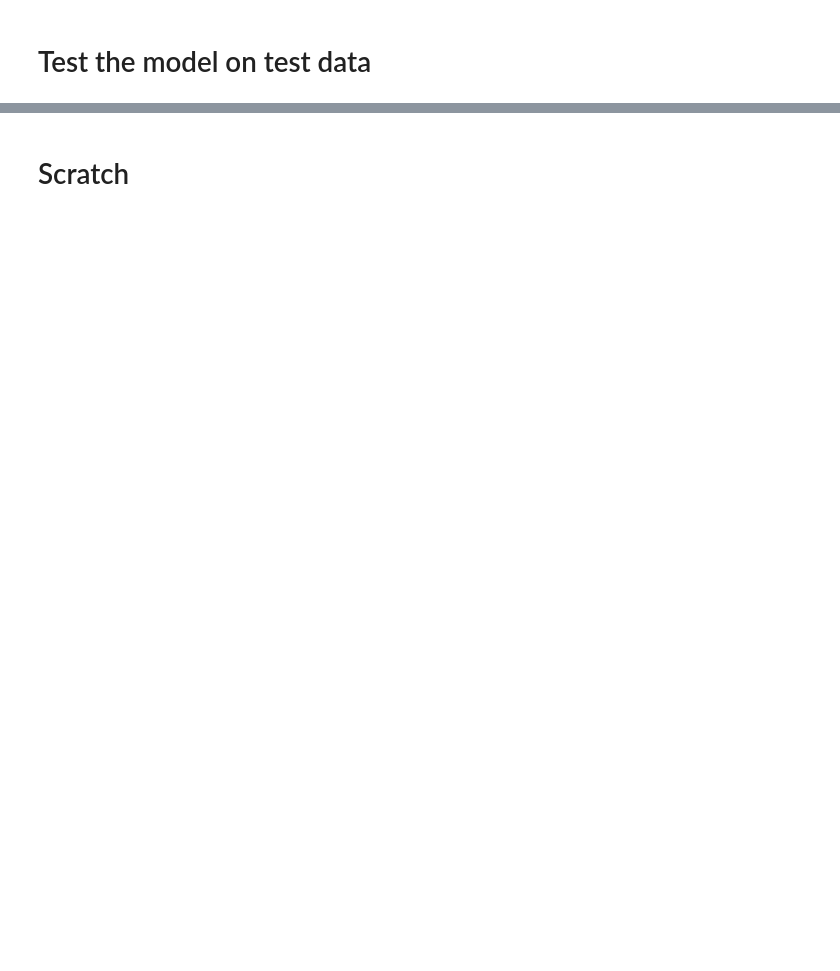
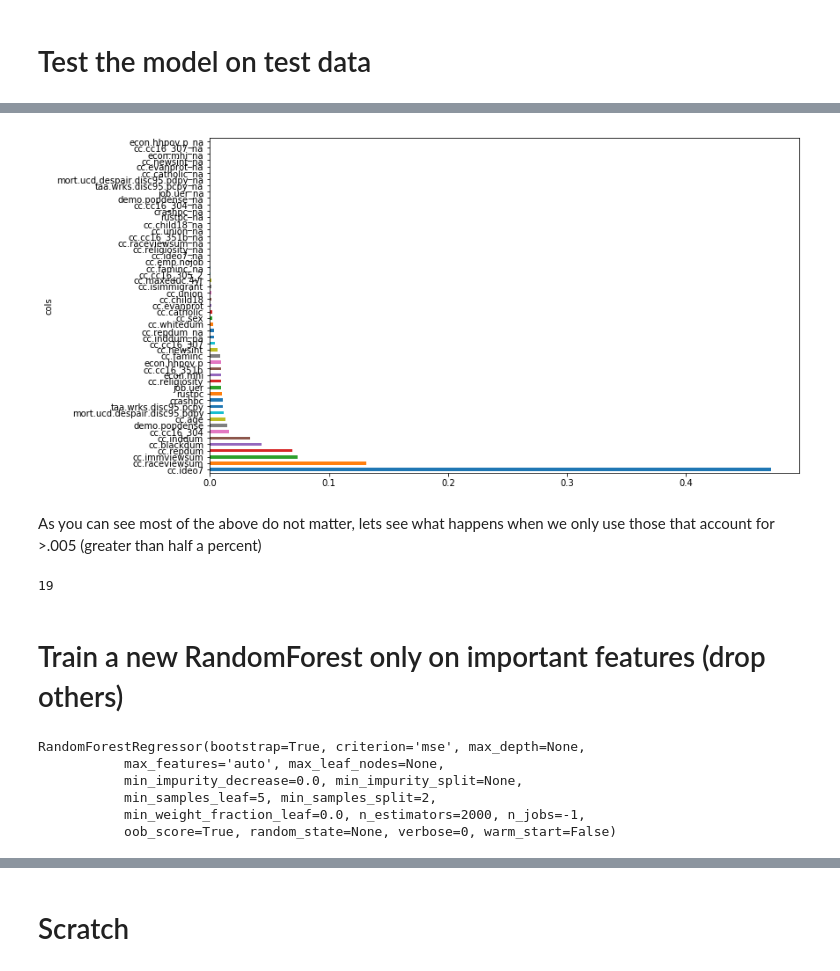
Before and after one commit to kperkins411/VoterAnalysis, a Jupyter notebook: VA_RandomForest.ipynb, the cells around one changed output, grey strips where cells are left out. Drawn from its saved outputs; the diff is of its cells as text; code cells hidden in the pictures; blank space fills up the shorter version.

Commit message:
updated randomforest with a lot of metrics, including feature importance, and a spearmans correlation dendrgram

```diff
--- a/VA_RandomForest.ipynb
+++ b/VA_RandomForest.ipynb
@@ -78,9 +89,0 @@ tfm1(df_s)
-# %%
-# split out data
-from sklearn.model_selection import train_test_split
-
-trn,tst = train_test_split(df_s, test_size=0.1)
-print(str(len(trn)))
-print(str(len(tst)))
-
-len(df_s)
@@ -124 +132,9 @@ set()
+# %%
+from pandas_summary import DataFrameSummary
+from sklearn.ensemble import RandomForestRegressor, RandomForestClassifier
+from IPython.display import display
+from sklearn import metrics
+
+#create a random forest object
+m_rf = RandomForestRegressor(n_estimators=2000, n_jobs=-1, oob_score=True, max_features='auto', min_samples_leaf=5)
 # %%
@@ -219,0 +187,8 @@ This model is 92% accurate with no data tweaks
+# %%
+#copied from fastai structured.py
+def rf_feat_importance(m, df):
+    return pd.DataFrame({'cols':df.columns, 'imp':m.feature_importances_}
+                       ).sort_values('imp', ascending=False)
+# %%
+#lets figure out whats most important (top 20 out of 32)
+fi = rf_feat_importance(m_rf, trn); fi[:20]
@@ -219,0 +213,15 @@ This model is 92% accurate with no data tweaks
+# %%
+def plot_fi(fi):
+    return fi.plot('cols', 'imp', 'barh', figsize=(12,7), legend=False)
+plot_fi(fi[:]);
+# %% [output]
+[figure, added]
+# %% [markdown]
+As you can see most of the above do not matter, lets see what happens when we only use those that account for >.005 (greater than half a percent)
+# %%
+to_keep=fi[fi.imp>0.008].cols; len(to_keep)
+# to_keep
+# %% [output]
+19
+# %% [markdown]
+# Train a new RandomForest only on important features (drop others)
@@ -219,0 +232,11 @@ This model is 92% accurate with no data tweaks
+# %%
+m1 = RandomForestRegressor(n_estimators=2000, n_jobs=-1,
+                        oob_score=True, max_features='auto', min_samples_leaf=5)
+m1.fit(trn_keep, trn_y)
+# %% [output]
+RandomForestRegressor(bootstrap=True, criterion='mse', max_depth=None,
+           max_features='auto', max_leaf_nodes=None,
+           min_impurity_decrease=0.0, min_impurity_split=None,
+           min_samples_leaf=5, min_samples_split=2,
+           min_weight_fraction_leaf=0.0, n_estimators=2000, n_jobs=-1,
+           oob_score=True, random_state=None, verbose=0, warm_start=False)
```
Also changed, not shown: parts of 54 cells of this notebook.
